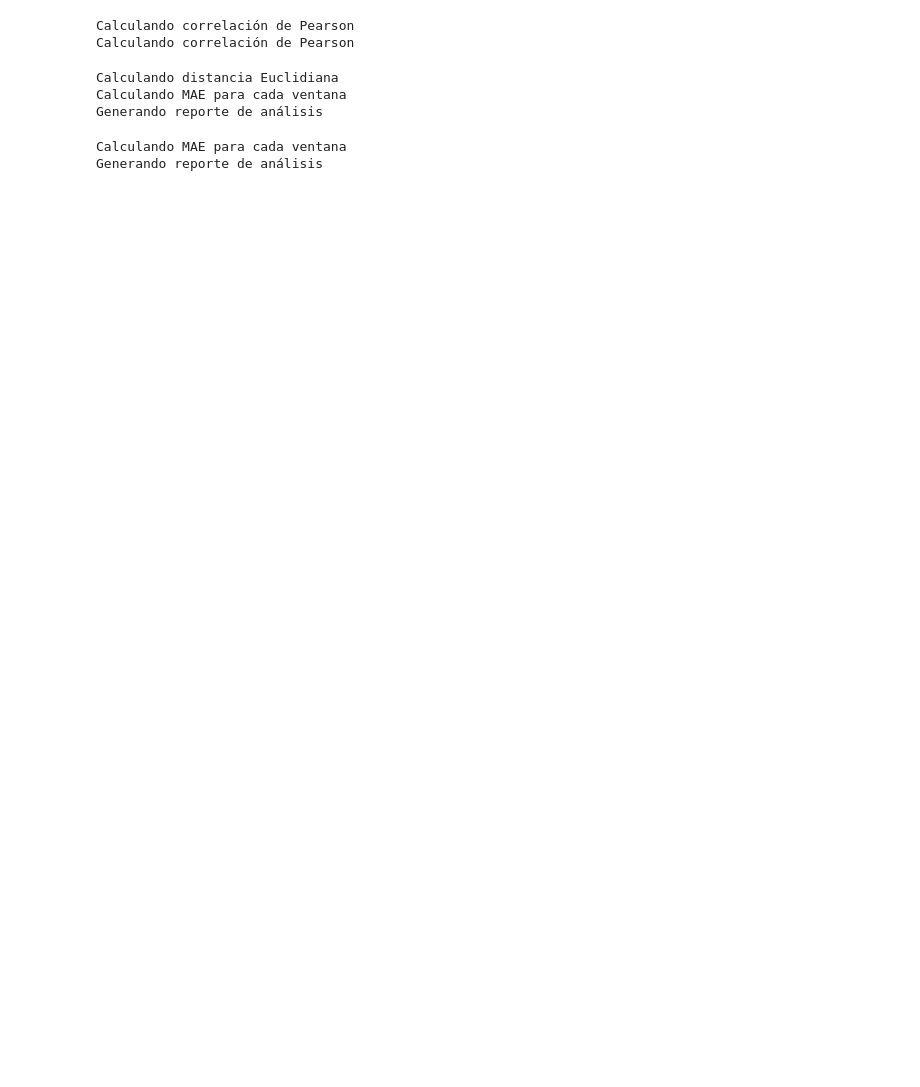
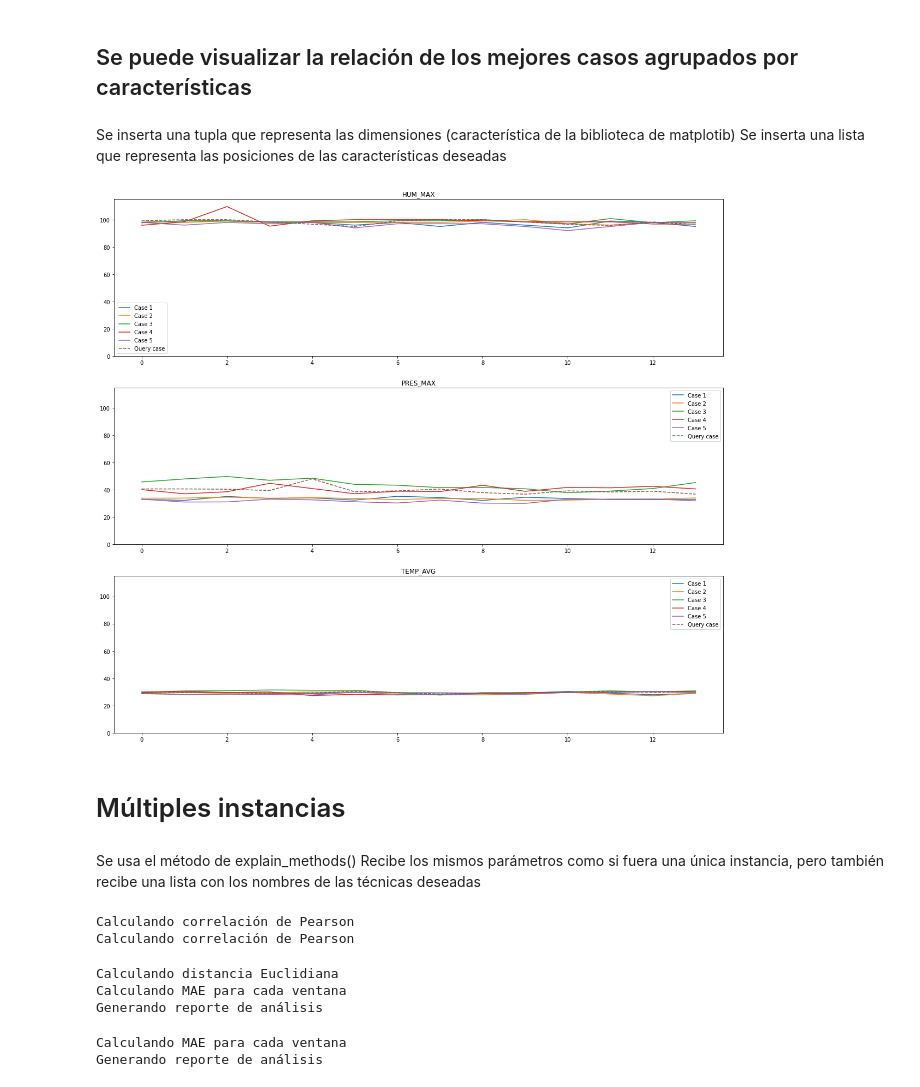
Before and after one commit to Cowardenemy/Weather-Forecasting-CBR-fox, a Jupyter notebook: Jupyter/Software_1.1.ipynb, the cells around one changed output. Drawn from its saved outputs; the diff is of its cells as text; code cells hidden in the pictures; blank space fills up the shorter version.

```diff
--- a/Jupyter/Software_1.1.ipynb
+++ b/Jupyter/Software_1.1.ipynb
@@ -93,0 +108,4 @@ punishedSumFactor = .5
+# %%
+instancia = sktime_distance_comparison(windows=windows, targetWindow=targetWindow, target=target, prediction=prediction, num_cases=num_cases,
+                         smoothnessFactor=smoothnessFactor, inputNames=inputNames, outputNames=outputNames,
+                         punishedSumFactor=punishedSumFactor, method="CCI")
@@ -94,3 +133,17 @@ punishedSumFactor = .5
+# %% [markdown]
+## Se puede visualizar la relación de los mejores casos agrupados por características
+# %% [markdown]
+Se inserta una tupla que representa las dimensiones (característica de la biblioteca de matplotib)
+Se inserta una lista que representa las posiciones de las características deseadas
+# %%
+instancia.visualizeBestCasesPerFeature((20, 18), [2,5,7])
+# %% [output]
+[figure, added]
+# %% [markdown]
+# Múltiples instancias
+# %% [markdown]
+Se usa el método de explain_methods()
+Recibe los mismos parámetros como si fuera una única instancia, pero también recibe una lista con los nombres de las técnicas deseadas
 # %%
 dictionary = explain_methods(windows=windows, targetWindow=targetWindow, target=target, prediction=prediction, num_cases=num_cases,
 smoothnessFactor=smoothnessFactor, inputNames=inputNames, outputNames=outputNames,
```
Also changed, not shown: parts of 30 cells of this notebook, 5 other files.
